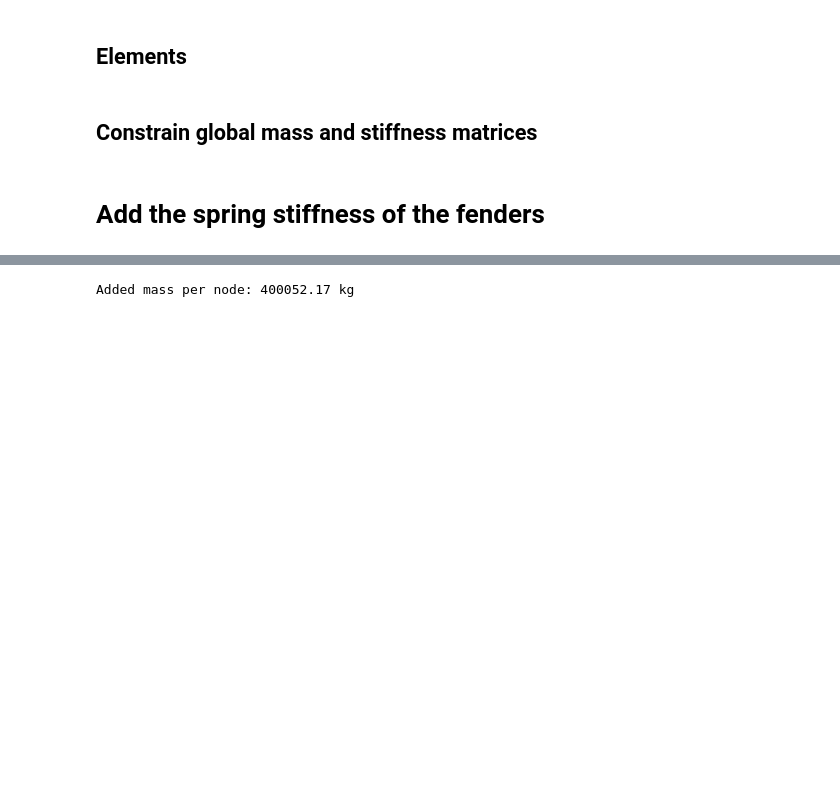
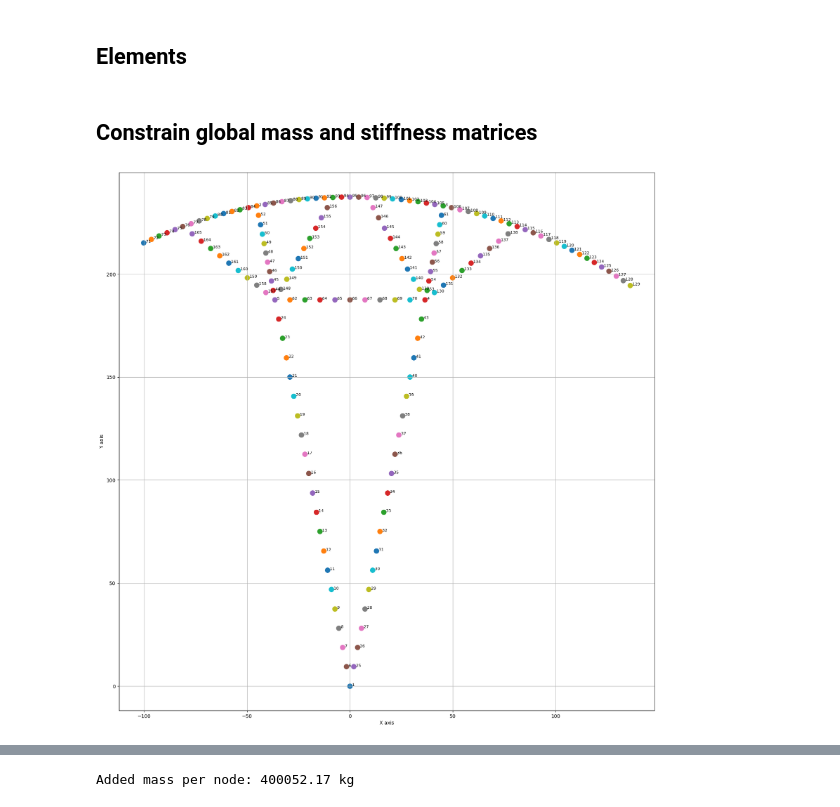
Before and after one commit to Aminealami16/MSc-Thesis---Amine-Alami, a Jupyter notebook: minimal_models/minimal_model_1_fixed.ipynb, the cells around one changed output, grey strips where cells are left out. Drawn from its saved outputs; the diff is of its cells as text; code cells hidden in the pictures; blank space fills up the shorter version.

```diff
--- a/minimal_models/minimal_model_1_fixed.ipynb
+++ b/minimal_models/minimal_model_1_fixed.ipynb
@@ -519,14 +519,11 @@ indices_to_remove = np.hstack((dofs['dof_1'][0:3], dofs['dof_129'][0:2], dofs['d
 keep_indices = np.setdiff1d(np.arange(N * DOFS_per_node), indices_to_remove)
 K_global_reduced = K_global[np.ix_(keep_indices, keep_indices)]
 M_global_reduced = M_global[np.ix_(keep_indices, keep_indices)]
-# %% [markdown]
-# Add the spring stiffness of the fenders
 # %%
-# fender_dofs = [70, 75, 79, 83, 87, 91, 95, 99, 103, 107, 111, 115, 119, 123, 128]
 
-# k_fender_dofs = [dofs[f'dof_{i+1}'][2] for i in fender_dofs]
-# for dof in k_fender_dofs:
-#     K_global_reduced[dof, dof] += k_fender
+n.plot_nodes2d(nodes)
+# %% [output]
+[figure, added]
 # %%
 eigvals_global, eigvecs_global = eigh(K_global_reduced, M_global_reduced)
 
```
Also changed, not shown: parts of 4 cells of this notebook, 10 other files.
